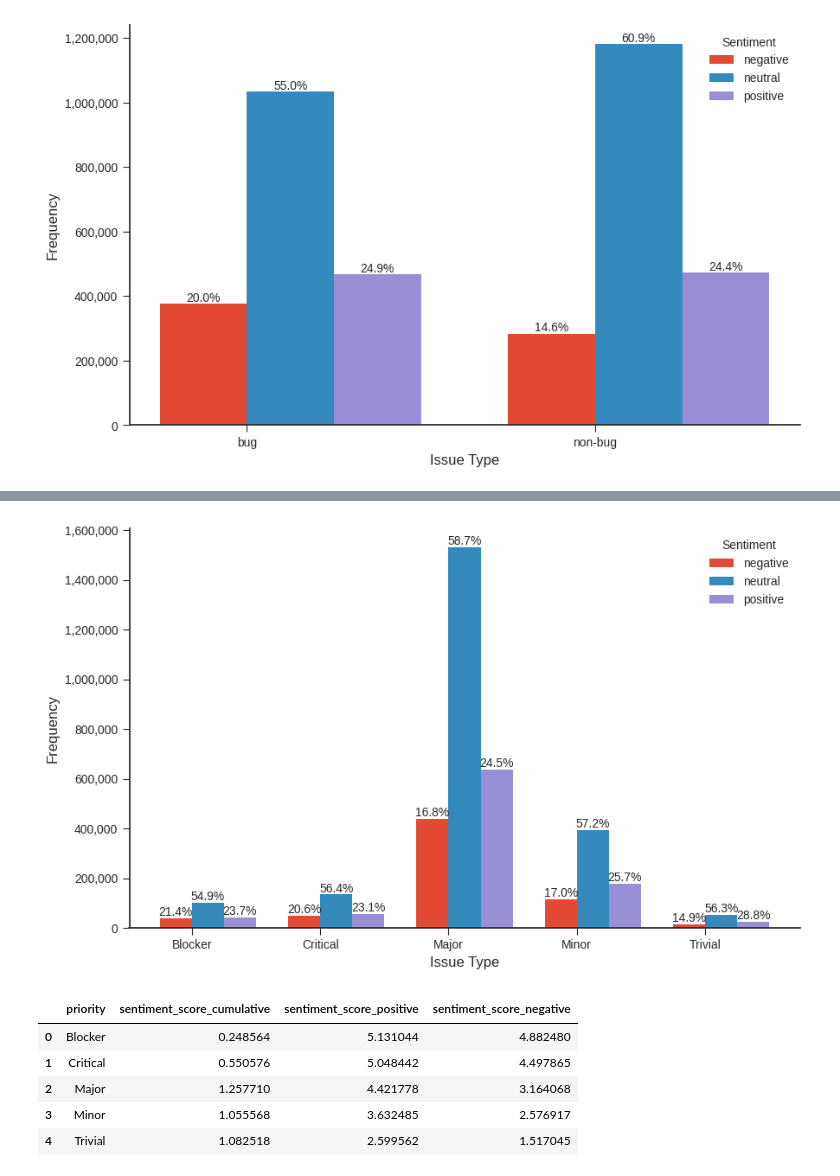
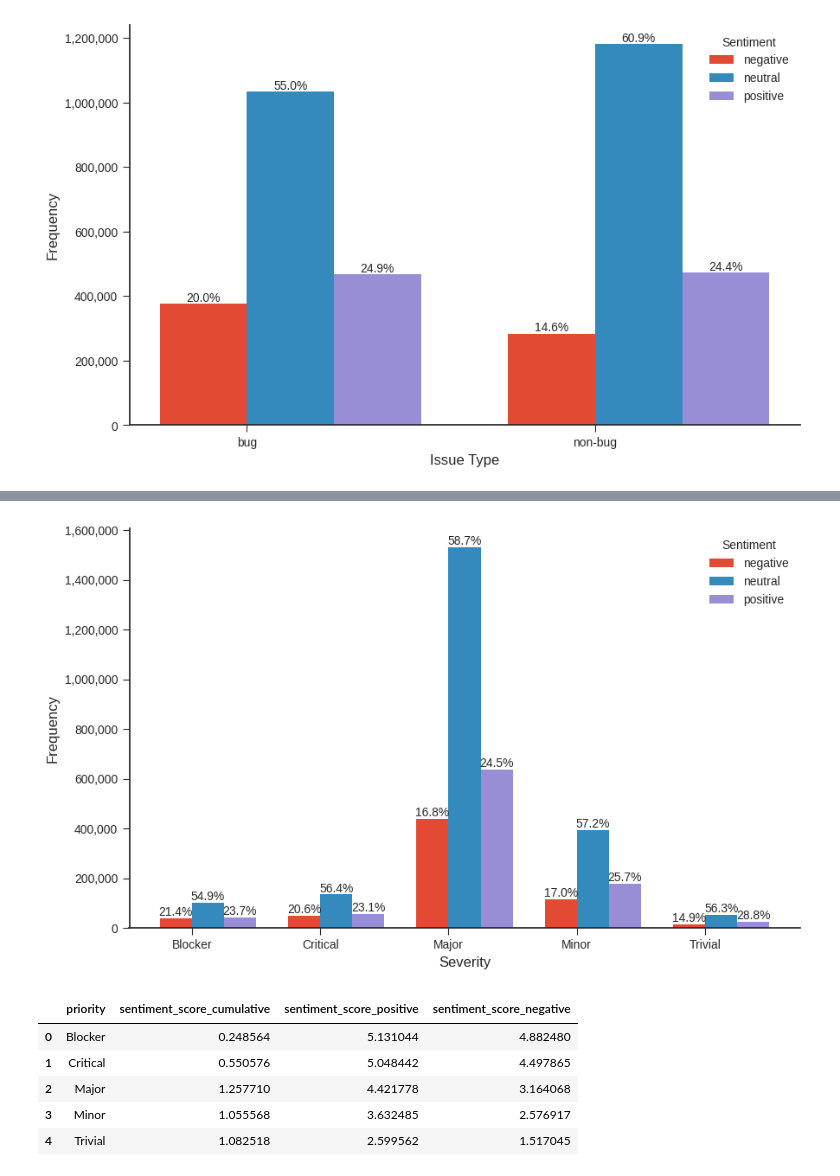
Before and after one commit to raianmr/seBERT, a Jupyter notebook: notebooks/RQs.ipynb, the cells around one changed output, grey strips where cells are left out. Drawn from its saved outputs; the diff is of its cells as text; code cells hidden in the pictures.

```diff
--- a/notebooks/RQs.ipynb
+++ b/notebooks/RQs.ipynb
@@ -95,3 +95,5 @@ bug             90.775851 -53.944073  6.741670
 non-bug        -89.333950  53.087215 -6.634584
 # %% [markdown]
 ## RQ 3 extra
+# %%
+issuetypes = rq34['issuetype'].unique()
@@ -97,0 +121,17 @@ non-bug        -89.333950  53.087215 -6.634584
+# %%
+results = []
+
+for issuetype in issuetypes:
+    positive_data = rq34[rq34['issuetype'] == issuetype]['sentiment_score_positive']
+    negative_data = rq34[rq34['issuetype'] == issuetype]['sentiment_score_negative']
+
+    u_statistic, p_value = mannwhitneyu(positive_data, negative_data)
+
+    results.append({
+        'issuetype': issuetype,
+        'u_statistic': u_statistic,
+        'p_value': p_value
+    })
+
+results_df = pd.DataFrame(results)
+results_df
@@ -206,11 +241,17 @@ mean_scores
 # %%
-mean_positive_scores = rq34.groupby('priority')['sentiment_score_positive'].mean().reset_index()
-mean_negative_scores = rq34.groupby('priority')['sentiment_score_negative'].mean().reset_index()
-
-priorities = rq34['priority'].unique()
 results = []
 
 for priority in priorities:
+    positive_data = rq34[rq34['priority'] == priority]['sentiment_score_positive']
+    negative_data = rq34[rq34['priority'] == priority]['sentiment_score_negative']
+
+    u_statistic, p_value = mannwhitneyu(positive_data, negative_data)
+
+    results.append({
+        'priority': priority,
+        'u_statistic': u_statistic,
+        'p_value': p_value
+    })
 
 results_df = pd.DataFrame(results)
 results_df
@@ -307,35 +387,35 @@ grouped_percent = grouped.div(grouped.sum(axis=1), axis=0) * 100
 
 plt.figure(figsize=(10, 6))
 
 priorities = grouped.columns
 issue_types = grouped.index
 
 bar_width = 0.25
 bar_positions = list(range(len(issue_types)))
 
 for i, priority in enumerate(priorities):
     offset = i * bar_width - bar_width / 2
 
     bars = plt.bar([pos + offset for pos in bar_positions], grouped[priority], width=bar_width, label=priority)
 
     for bar, pct in zip(bars, grouped_percent[priority]):
         plt.text(bar.get_x() + bar.get_width() / 2, bar.get_height() + 1, f'{pct:.1f}%', ha='center', va='bottom', fontsize=10)
 
 # Customize plot
-plt.xlabel('Issue Type')
+plt.xlabel('Severity')
 plt.ylabel('Frequency')
 # plt.title('Sentiment Frequencies by Issue Priority')
 plt.xticks(bar_positions, issue_types)
 plt.legend(title='Sentiment', loc='upper right')
 plt.gca().spines['top'].set_visible(False)
 plt.gca().spines['right'].set_visible(False)
 plt.gca().get_xaxis().tick_bottom()
 plt.gca().get_yaxis().tick_left()
 plt.gca().get_yaxis().set_major_formatter(FuncFormatter(lambda x, p: format(int(x), ',')))
 plt.grid(False)
 plt.show()
 # %% [output]
-[figure, old version]
+[figure, new version]
 # %%
 mean_cumulative_scores = rq34.groupby('priority')['sentiment_score_cumulative'].mean().reset_index()
 mean_positive_scores = rq34.groupby('priority')['sentiment_score_positive'].mean().reset_index()
```
Also changed, not shown: parts of 10 cells of this notebook.
